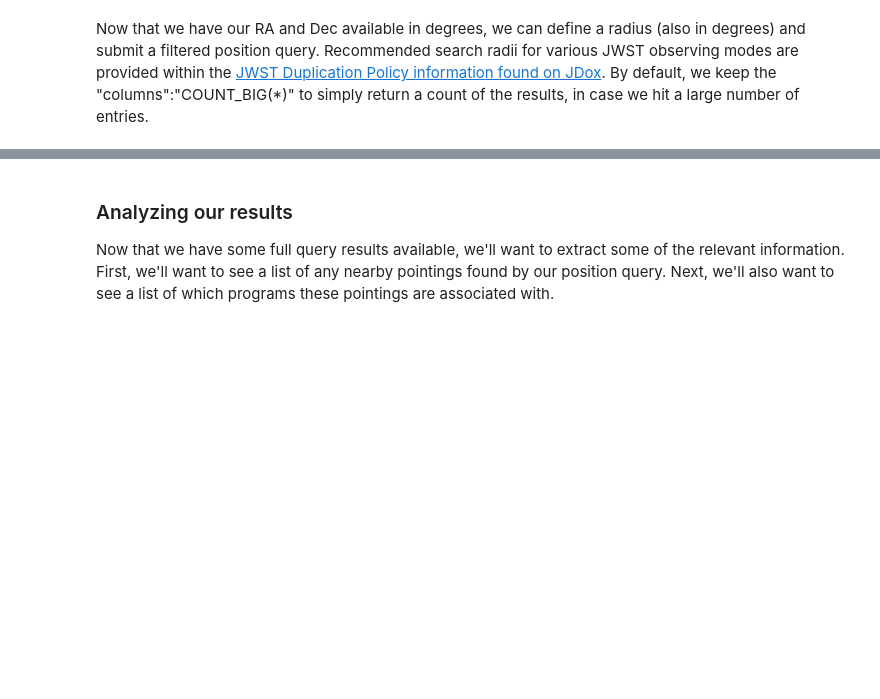
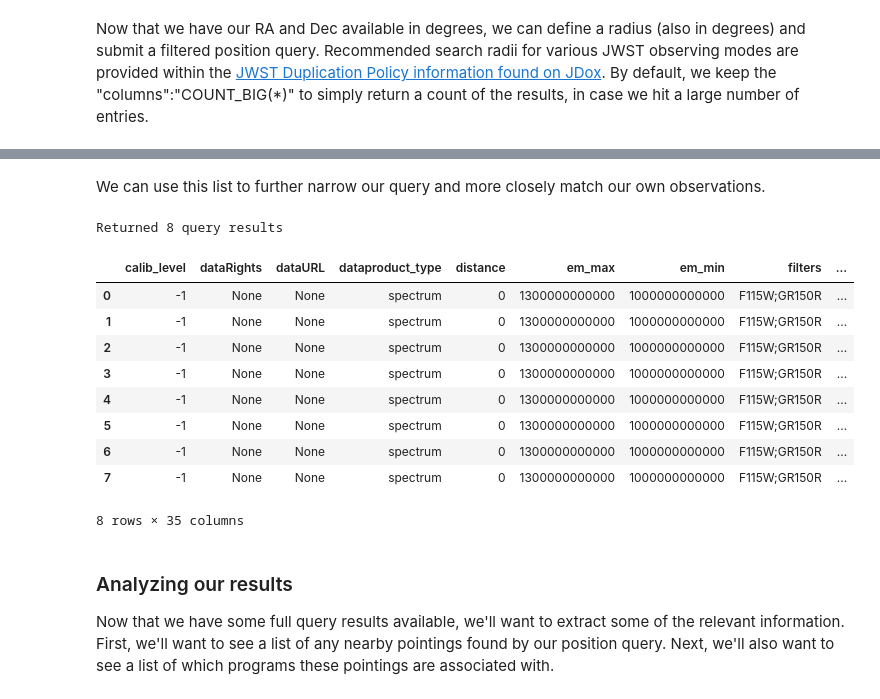
Before and after one commit to spacetelescope/JWST_Planned_Observations, a Jupyter notebook: Querying_JWST_in_mashup.ipynb, the cells around one changed output, grey strips where cells are left out. Drawn from its saved outputs; the diff is of its cells as text; code cells hidden in the pictures; blank space fills up the shorter version.

```diff
--- a/Querying_JWST_in_mashup.ipynb
+++ b/Querying_JWST_in_mashup.ipynb
@@ -46,11 +46,16 @@ pp = pprint.PrettyPrinter(indent=4)
 def mastQuery(request):
     """Perform a MAST query.
 
-        Parameters
-        ----------
-        request (dictionary): The MAST request json object
+    Parameters
+    ----------
+    request : dict
+        The MAST request json object
 
-        Returns head,content where head is the response HTTP headers, and content is the returned data"""
+    Returns
+    -------
+    head, content
+        Head is the response HTTP headers, and content is the returned data
+    """
 
     server='mast.stsci.edu'
 
@@ -154,8 +319,8 @@ def convert_to_degrees(our_ra, our_dec):
 # %%
 # Select our coordinates
-RA = '04h16m09.370s'
-DEC = '-24d04m20.50s'
-SAMPLE_COORDS = convert_to_degrees(RA, DEC)
+RA = '04:16:09.370'
+DEC = '-24:04:20.50'
+SAMPLE_COORDS = check_user_coordinates(RA, DEC)
 print(SAMPLE_COORDS)
 # %% [output]
 (64.03904166666666, -24.07236111111111)
@@ -227,19 +368,21 @@ TEST_QUERY = filtered_position_query(SAMPLE_COORDS, count=False)
 # %%
 import pandas as pd
 
-def display_results(queryResults, num_rows):
+def convert_to_dataframe(queryResults):
     """Create a Pandas DataFrame from a MAST query results 'data' dictionary but just
     return the first few rows.
 
-    :param queryResults:  Full results from a MAST query.
-    :type queryResults:  dictionary
+    Parameters
+    ----------
+    queryResults : dict
+        The returned results from a MAST query.
 
-    :param num_rows:  The requested number of rows to return.
-    :type num_rows: int
+    Returns
+    -------
+    frame : pandas.DataFrame
+        The results as a DataFrame object.
     """
 
     frame = pd.DataFrame.from_dict(queryResults['data'])
-
-    print("Returning {0} of {1} rows...".format(num_rows, len(frame)))
-    return frame[0:num_rows]
+    return frame
 # %%
@@ -255,3 +420,25 @@ Returning 4 of 152 rows...
+# %% [markdown]
+We can use this list to further narrow our query and more closely match our own observations.
+# %%
+MY_FILTS = {"obs_collection": "JWST",
+            "instrument_name": "NIRISS",
+            "dataproduct_type": "spectrum",
+            "filters": "F115W;GR150R",
+           }
+TEST_QUERY = filtered_position_query(MY_FILTS, SAMPLE_COORDS)
+convert_to_dataframe(TEST_QUERY)
+# %% [output]
+Returned 8 query results
+|  | calib_level | dataRights | dataURL | dataproduct_type | distance | em_max | em_min | filters | ... |
+| 0 | -1 | None | None | spectrum | 0 | 1300000000000 | 1000000000000 | F115W;GR150R | ... |
+| 1 | -1 | None | None | spectrum | 0 | 1300000000000 | 1000000000000 | F115W;GR150R | ... |
+| 2 | -1 | None | None | spectrum | 0 | 1300000000000 | 1000000000000 | F115W;GR150R | ... |
+| 3 | -1 | None | None | spectrum | 0 | 1300000000000 | 1000000000000 | F115W;GR150R | ... |
+| 4 | -1 | None | None | spectrum | 0 | 1300000000000 | 1000000000000 | F115W;GR150R | ... |
+| 5 | -1 | None | None | spectrum | 0 | 1300000000000 | 1000000000000 | F115W;GR150R | ... |
+| 6 | -1 | None | None | spectrum | 0 | 1300000000000 | 1000000000000 | F115W;GR150R | ... |
+| 7 | -1 | None | None | spectrum | 0 | 1300000000000 | 1000000000000 | F115W;GR150R | ... |
+8 rows × 35 columns
 # %% [markdown]
 <a id="analyzing-results"></a>
 <h3>Analyzing our results</h3>
```
Also changed, not shown: parts of 32 cells of this notebook.
